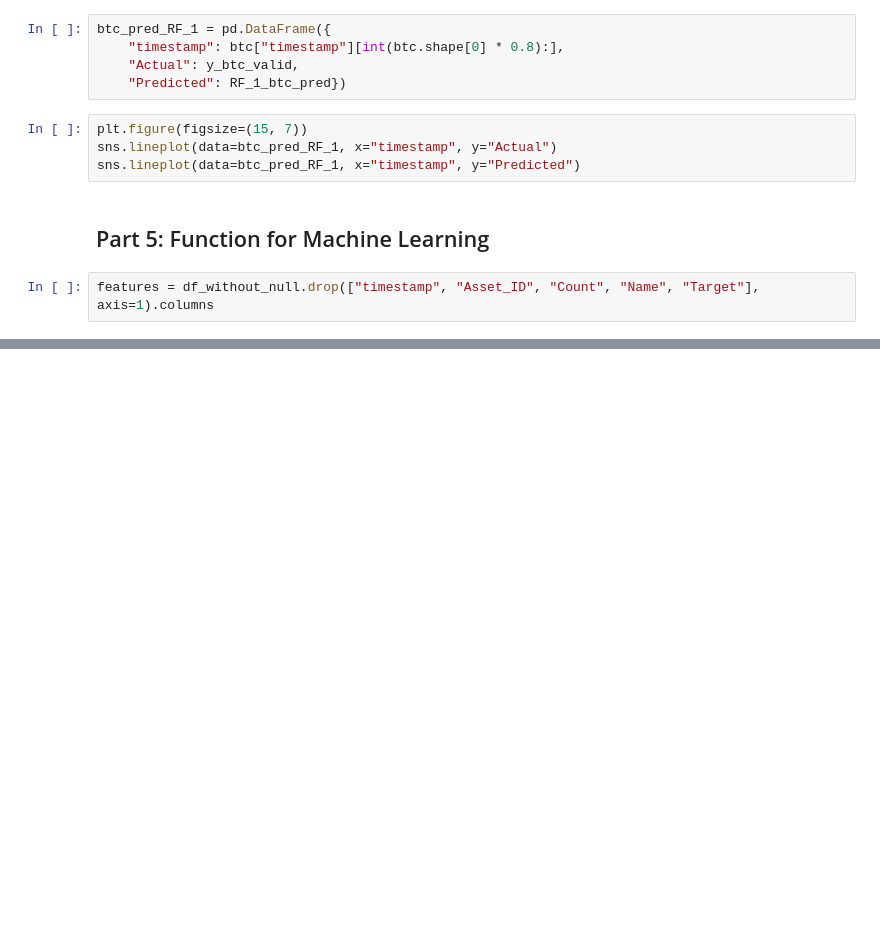
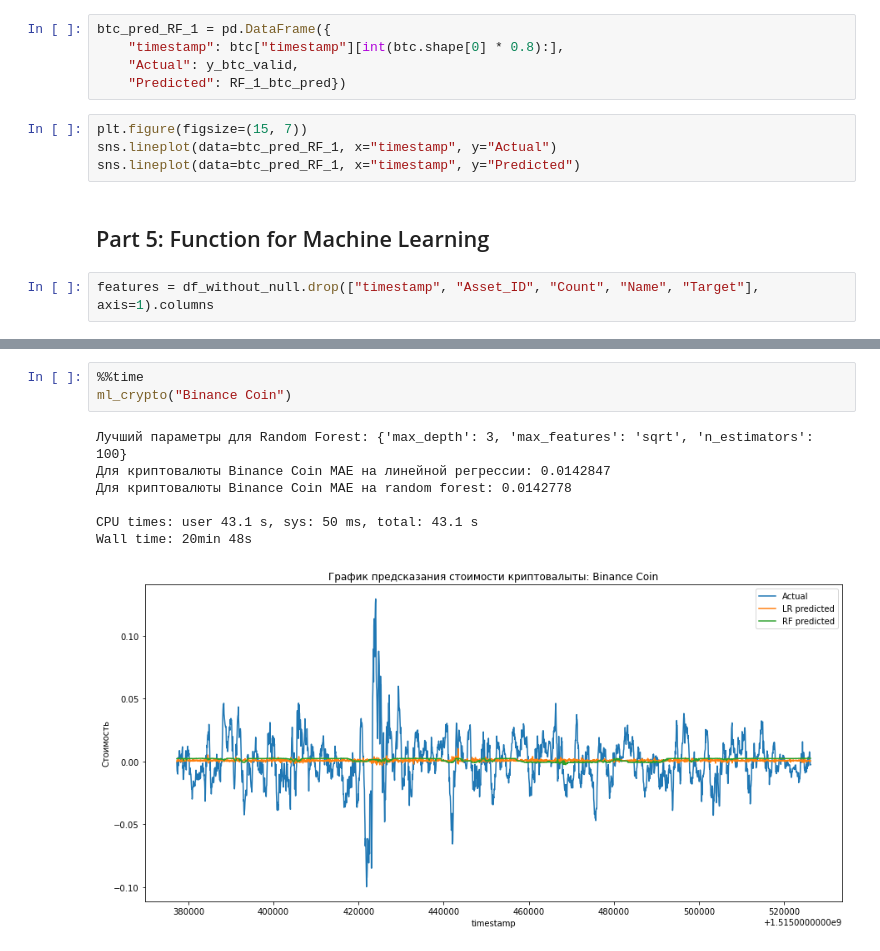
Before and after one commit to paskag/G_Research_Crypto_Forecast, a Jupyter notebook: machine_learning/G-Research_Crypto_Forecast.ipynb, the cells around one changed output, grey strips where cells are left out. Saved outputs shown, nothing was run; the diff lists cells and outputs as text; blank space fills up the shorter version.

```diff
--- a/machine_learning/G-Research_Crypto_Forecast.ipynb
+++ b/machine_learning/G-Research_Crypto_Forecast.ipynb
@@ -785,0 +797,11 @@ Wall time: 20min 4s
+# %%
+%%time
+ml_crypto("Binance Coin")
+# %% [output]
+Лучший параметры для Random Forest: {'max_depth': 3, 'max_features': 'sqrt', 'n_estimators': 100}
+Для криптовалюты Binance Coin MAE на линейной регрессии: 0.0142847
+Для криптовалюты Binance Coin MAE на random forest: 0.0142778
+
+CPU times: user 43.1 s, sys: 50 ms, total: 43.1 s
+Wall time: 20min 48s
+[figure, added]
```
Also changed, not shown: parts of 15 cells of this notebook, 5 other files.
